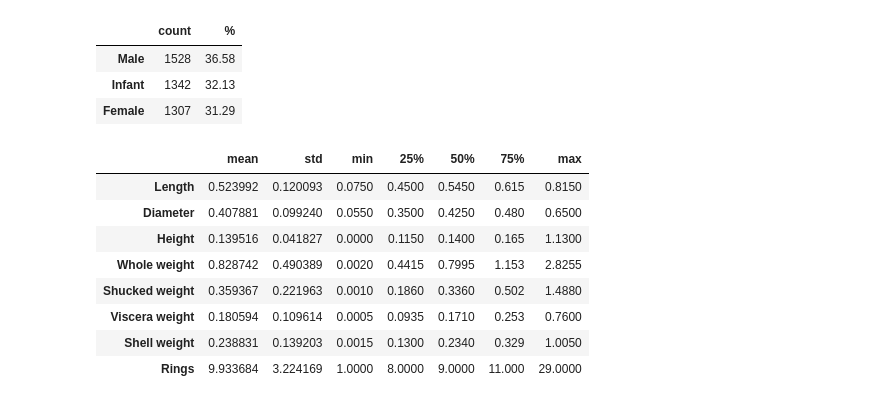
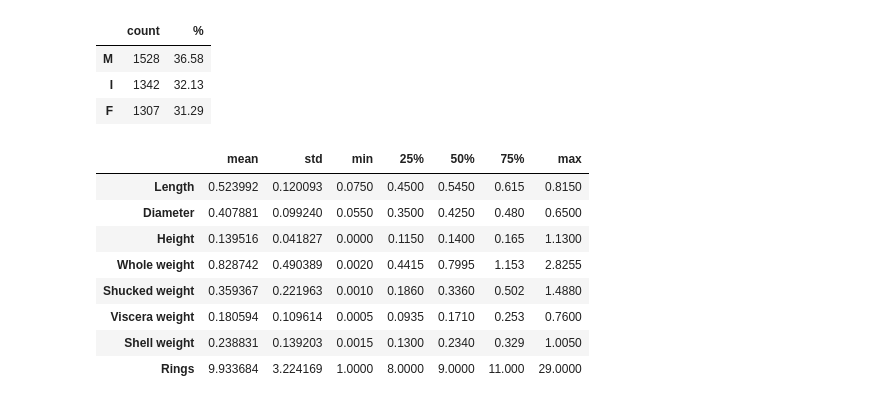
Before and after one commit to WojciechSova/pythonProject, a Jupyter notebook: analysis.ipynb, the cells around one changed output. Cells and saved outputs as stored; diff of their text form; code cells hidden in the pictures.

```diff
--- a/analysis.ipynb
+++ b/analysis.ipynb
@@ -7,22 +6,16 @@ import matplotlib.pyplot as plt
 df = pd.read_csv('data.csv', header=None)
 df.columns = ['Sex', 'Length', 'Diameter', 'Height', 'Whole weight', 'Shucked weight',
               'Viscera weight', 'Shell weight', 'Rings']
-# %%
-# 3.1
-table_columns = ["count", "%"]
-table_rows = ["Male", "Infant", "Female"]
-letters = ['M', 'I', 'F']
-data = []
-count = df['Sex'].value_counts()
-for l in letters:
-    data.append([count[l], "{:.2f}".format(100 * count[l] / df['Sex'].count())])
-table = pd.DataFrame(data, table_rows, table_columns)
-table
-# %% [output]
-|  | count | % |
-| Male | 1528 | 36.58 |
-| Infant | 1342 | 32.13 |
-| Female | 1307 | 31.29 |
+# %%
+# 3.1
+data = df['Sex'].value_counts().to_frame().rename(columns = {'Sex': 'count'})
+data['%'] = (100 * data['count'] / df['Sex'].count()).round(2)
+data
+# %% [output]
+|  | count | % |
+| M | 1528 | 36.58 |
+| I | 1342 | 32.13 |
+| F | 1307 | 31.29 |
 # %%
 # 3.2
 table = df.describe()[1:].T
```
Also changed, not shown: parts of 1 cell of this notebook.
